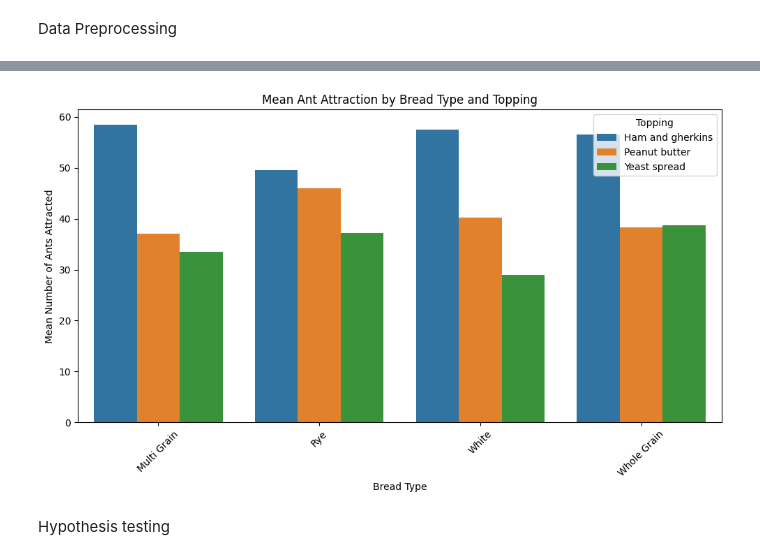
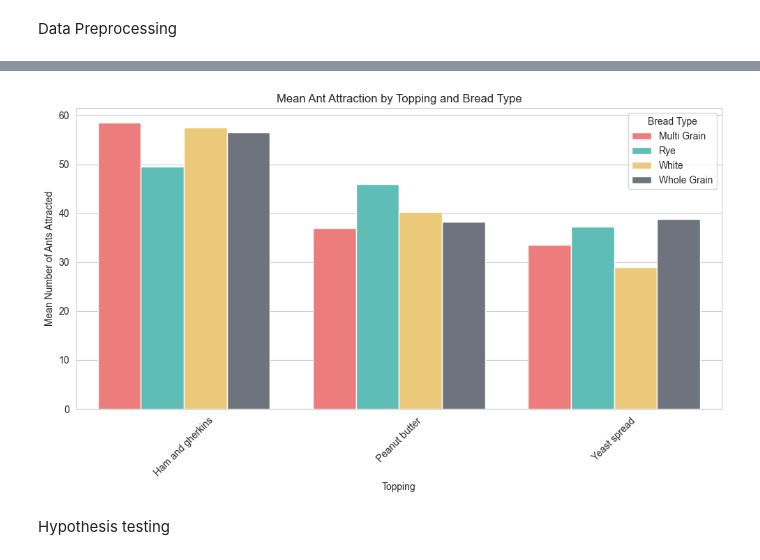
Before and after one commit to Sanchia-7/ant-sandwich-study, a Jupyter notebook: analysis.ipynb, the cells around one changed output, grey strips where cells are left out. Saved outputs shown, nothing was run; the diff lists cells and outputs as text; code cells hidden in the pictures.

```diff
--- a/analysis.ipynb
+++ b/analysis.ipynb
@@ -84,18 +128,23 @@ Whole Grain Ham and gherkins  56.50    56.0   7.77   48   66
             Peanut butter     38.25    37.5  18.39   21   57
             Yeast spread      38.75    41.0   9.78   25   48
 # %%
-# Bar plot for mean ant counts by bread and topping
+sns.set_style("whitegrid")
+
+# Define colors for bread types
+colors = ['#FF6B6B', '#4ECDC4', '#FFD166', '#6B7280']  # Coral, Teal, Mustard, Gray for 4 bread types
+
+# Create bar plot
 plt.figure(figsize=(10, 6))
-sns.barplot(x='bread', y='antCount', hue='topping', data=data, errorbar=None)
-plt.title('Mean Ant Attraction by Bread Type and Topping')
-plt.xlabel('Bread Type')
+sns.barplot(x='topping', y='antCount', hue='bread', data=data, palette=colors, errorbar=None)
+plt.title('Mean Ant Attraction by Topping and Bread Type')
+plt.xlabel('Topping')
 plt.ylabel('Mean Number of Ants Attracted')
-plt.legend(title='Topping')
+plt.legend(title='Bread Type', loc='upper right')
 plt.xticks(rotation=45)
 plt.tight_layout()
-plt.savefig('barplot.png', dpi=300)  # Save for report
+plt.savefig('barplot_topping_bread.png', dpi=300, bbox_inches='tight')
 plt.show()
 # %% [output]
-[figure, old version]
+[figure, new version]
 # %% [markdown]
 Hypothesis testing
```
Also changed, not shown: parts of 4 cells of this notebook, 3 other files.
